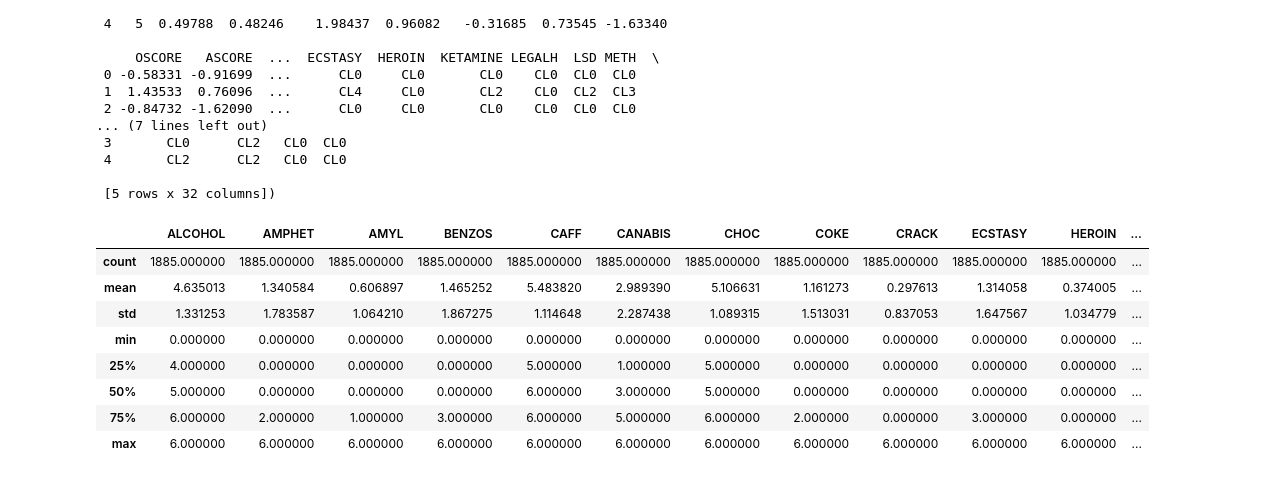
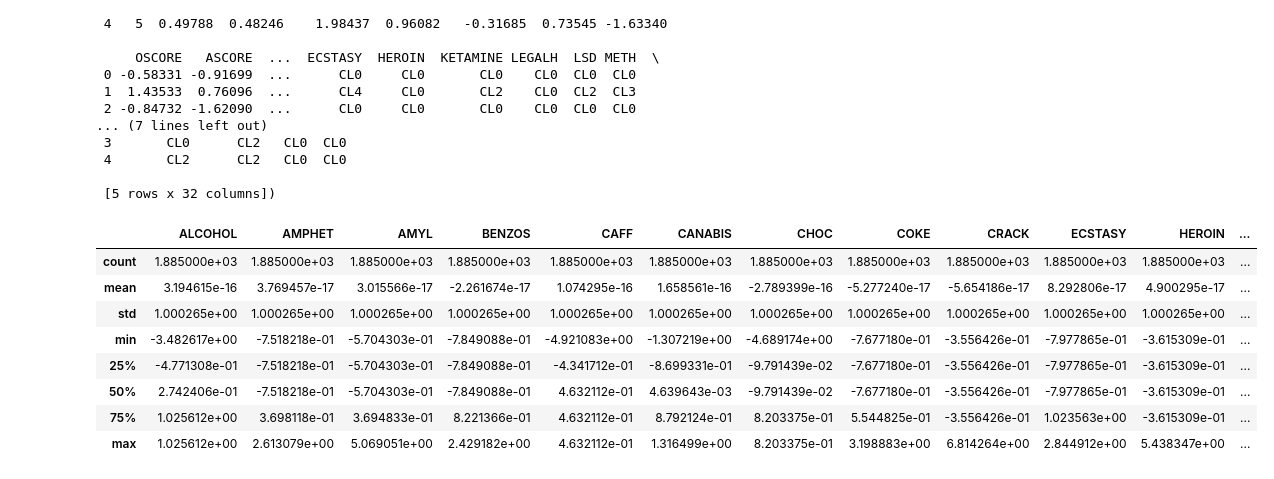
Before and after one commit to BZKgenesis/M8-project, a Jupyter notebook: regression.ipynb, the cells around one changed output. Drawn from its saved outputs; the diff is of its cells as text; code cells hidden in the pictures.

```diff
--- a/regression.ipynb
+++ b/regression.ipynb
@@ -45,36 +46,41 @@ memory usage: 471.4+ KB
 # %%
 
 
 #-------------------------------
 import numpy as np
 columns = df.columns
 
 # Mapping des classes de consommation à des valeurs numériques
 consumption_map = {
     "CL0": 0, "CL1": 1, "CL2": 2, "CL3": 3, "CL4": 4, "CL5": 5, "CL6": 6
 }
 drug_columns = columns[13:]  # de ALCOHOL à VSA
 
+NORMALIZE = True  # Flag pour normaliser les données
+
 # Convertir les colonnes de consommation
 for col in drug_columns:
     df[col] = df[col].map(consumption_map)
+    if NORMALIZE:
+        df[col] = df[col] - np.mean(df[col])  # Centrer les données
+        df[col] = df[col]/ np.std(df[col])  # Normaliser les données
 
 # Convertir les colonnes numériques en float
 for col in columns[1:13]:
     df[col] = pd.to_numeric(df[col], errors='coerce')
 
 # Vérification rapide après transformation
 df[drug_columns].describe()
 #-------------------------------
 # %% [output]
 |  | ALCOHOL | AMPHET | AMYL | BENZOS | CAFF | CANABIS | CHOC | COKE | CRACK | ECSTASY | HEROIN | ... |
-| count | 1885.000000 | 1885.000000 | 1885.000000 | 1885.000000 | 1885.000000 | 1885.000000 | 1885.000000 | 1885.000000 | 1885.000000 | 1885.000000 | 1885.000000 | ... |
-| mean | 4.635013 | 1.340584 | 0.606897 | 1.465252 | 5.483820 | 2.989390 | 5.106631 | 1.161273 | 0.297613 | 1.314058 | 0.374005 | ... |
-| std | 1.331253 | 1.783587 | 1.064210 | 1.867275 | 1.114648 | 2.287438 | 1.089315 | 1.513031 | 0.837053 | 1.647567 | 1.034779 | ... |
-| min | 0.000000 | 0.000000 | 0.000000 | 0.000000 | 0.000000 | 0.000000 | 0.000000 | 0.000000 | 0.000000 | 0.000000 | 0.000000 | ... |
-| 25% | 4.000000 | 0.000000 | 0.000000 | 0.000000 | 5.000000 | 1.000000 | 5.000000 | 0.000000 | 0.000000 | 0.000000 | 0.000000 | ... |
-| 50% | 5.000000 | 0.000000 | 0.000000 | 0.000000 | 6.000000 | 3.000000 | 5.000000 | 0.000000 | 0.000000 | 0.000000 | 0.000000 | ... |
-| 75% | 6.000000 | 2.000000 | 1.000000 | 3.000000 | 6.000000 | 5.000000 | 6.000000 | 2.000000 | 0.000000 | 3.000000 | 0.000000 | ... |
-| max | 6.000000 | 6.000000 | 6.000000 | 6.000000 | 6.000000 | 6.000000 | 6.000000 | 6.000000 | 6.000000 | 6.000000 | 6.000000 | ... |
+| count | 1.885000e+03 | 1.885000e+03 | 1.885000e+03 | 1.885000e+03 | 1.885000e+03 | 1.885000e+03 | 1.885000e+03 | 1.885000e+03 | 1.885000e+03 | 1.885000e+03 | 1.885000e+03 | ... |
+| mean | 3.194615e-16 | 3.769457e-17 | 3.015566e-17 | -2.261674e-17 | 1.074295e-16 | 1.658561e-16 | -2.789399e-16 | -5.277240e-17 | -5.654186e-17 | 8.292806e-17 | 4.900295e-17 | ... |
+| std | 1.000265e+00 | 1.000265e+00 | 1.000265e+00 | 1.000265e+00 | 1.000265e+00 | 1.000265e+00 | 1.000265e+00 | 1.000265e+00 | 1.000265e+00 | 1.000265e+00 | 1.000265e+00 | ... |
+| min | -3.482617e+00 | -7.518218e-01 | -5.704303e-01 | -7.849088e-01 | -4.921083e+00 | -1.307219e+00 | -4.689174e+00 | -7.677180e-01 | -3.556426e-01 | -7.977865e-01 | -3.615309e-01 | ... |
+| 25% | -4.771308e-01 | -7.518218e-01 | -5.704303e-01 | -7.849088e-01 | -4.341712e-01 | -8.699331e-01 | -9.791439e-02 | -7.677180e-01 | -3.556426e-01 | -7.977865e-01 | -3.615309e-01 | ... |
+| 50% | 2.742406e-01 | -7.518218e-01 | -5.704303e-01 | -7.849088e-01 | 4.632112e-01 | 4.639643e-03 | -9.791439e-02 | -7.677180e-01 | -3.556426e-01 | -7.977865e-01 | -3.615309e-01 | ... |
+| 75% | 1.025612e+00 | 3.698118e-01 | 3.694833e-01 | 8.221366e-01 | 4.632112e-01 | 8.792124e-01 | 8.203375e-01 | 5.544825e-01 | -3.556426e-01 | 1.023563e+00 | -3.615309e-01 | ... |
+| max | 1.025612e+00 | 2.613079e+00 | 5.069051e+00 | 2.429182e+00 | 4.632112e-01 | 1.316499e+00 | 8.203375e-01 | 3.198883e+00 | 6.814264e+00 | 2.844912e+00 | 5.438347e+00 | ... |
 # %%
 def regression(y_column:str,X_columns:list):
```
Also changed, not shown: parts of 2 cells of this notebook, 2 other files.
